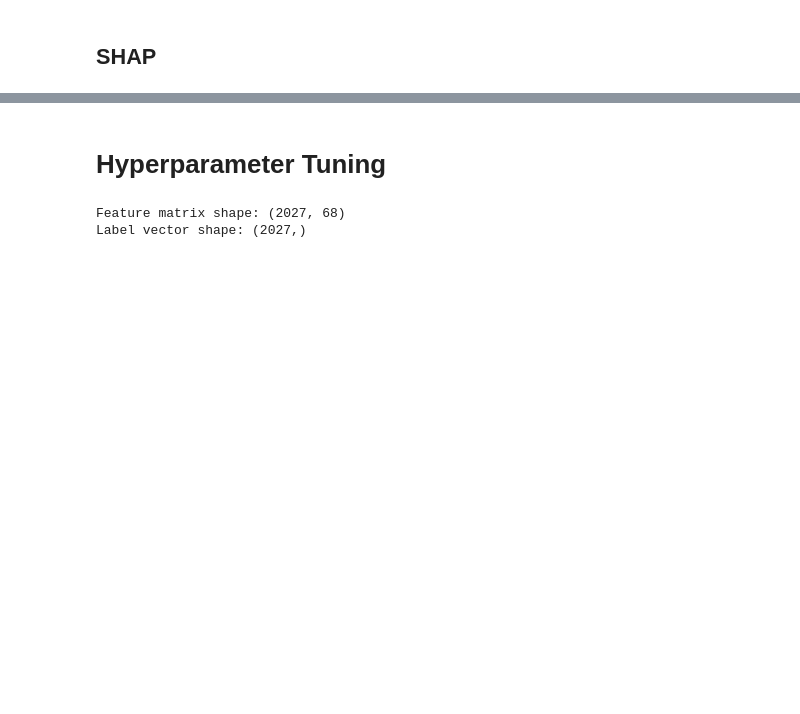
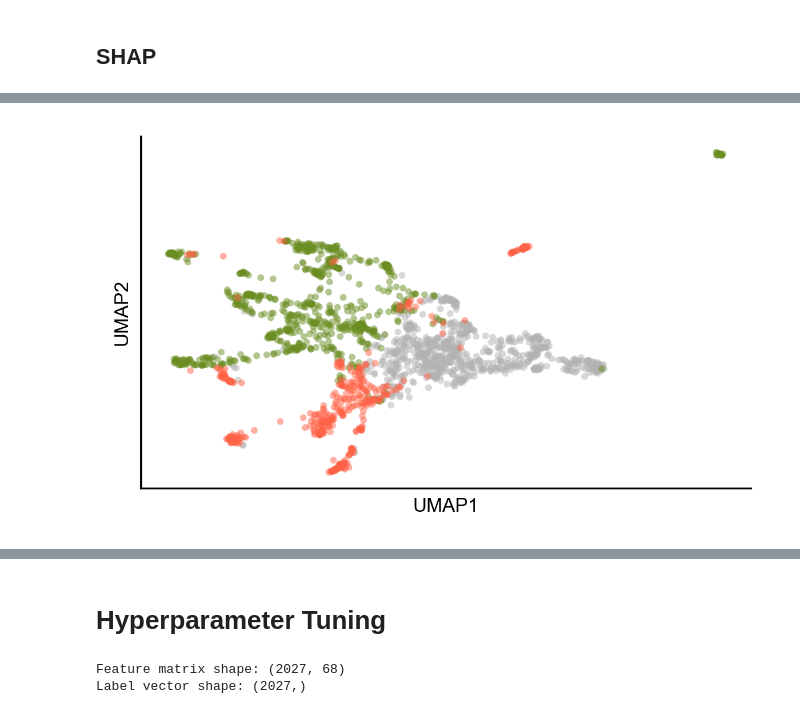
Before and after one commit to QuantitativeBiology/BECancerResistome, a Jupyter notebook: BECancerResistome/Prediction/Drug_prediction.ipynb, the cells around one changed output, grey strips where cells are left out. Drawn from its saved outputs; the diff is of its cells as text; code cells hidden in the pictures; blank space fills up the shorter version.

```diff
--- a/BECancerResistome/Prediction/Drug_prediction.ipynb
+++ b/BECancerResistome/Prediction/Drug_prediction.ipynb
@@ -859,0 +1051,37 @@ dtype: float32
+# %%
+# UMAP colored by true class
+class_labels = {i: c for i, c in enumerate(le.classes_)}
+class_colors = {
+    0: "#b3b3b3",
+    1: "olivedrab",
+    2: "tomato",
+}
+
+plt.figure(figsize=(4, 2.5))
+
+for class_idx in np.unique(y):
+    mask = y == class_idx
+
+    plt.scatter(
+        embed_pred[mask, 0],
+        embed_pred[mask, 1],
+        c=class_colors[class_idx],
+        label=class_labels[class_idx],
+        s=8,
+        alpha=0.5,
+        edgecolors='none',
+        linewidths=0
+    )
+
+plt.xlabel("UMAP1", fontsize=8)
+
+plt.ylabel("UMAP2", fontsize=8)
+plt.xticks([])
+plt.yticks([])
+plt.tick_params(left=False, bottom=False)
+#plt.legend(title="True class", markerscale=2, fontsize=5, title_fontsize=6, loc="upper left", frameon=False, bbox_to_anchor=(0.02, 1.01))
+plt.grid(False)
+plt.tight_layout()
+plt.show()
+# %% [output]
+[figure, added]
```
Also changed, not shown: parts of 47 cells of this notebook, 6 other files.
